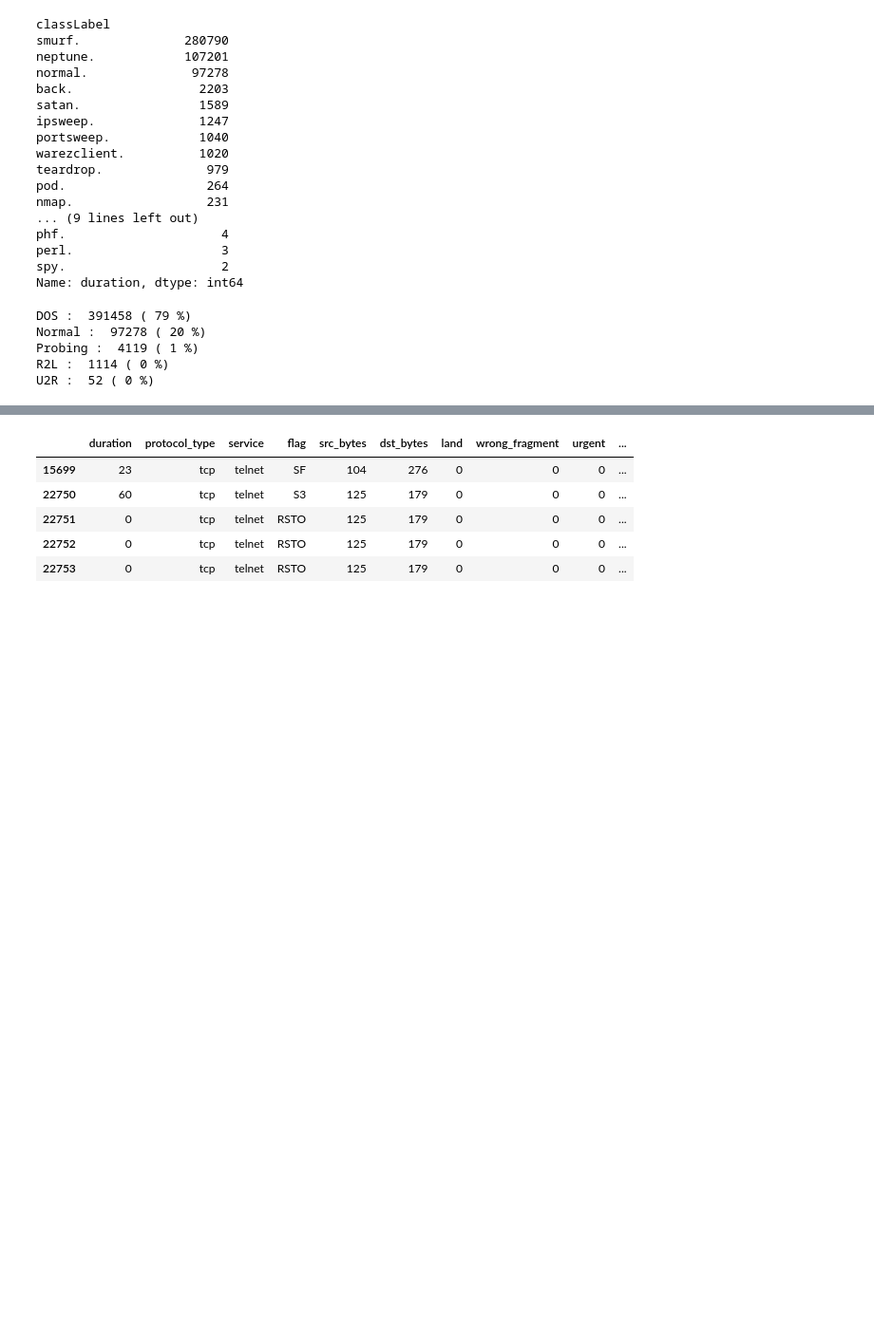
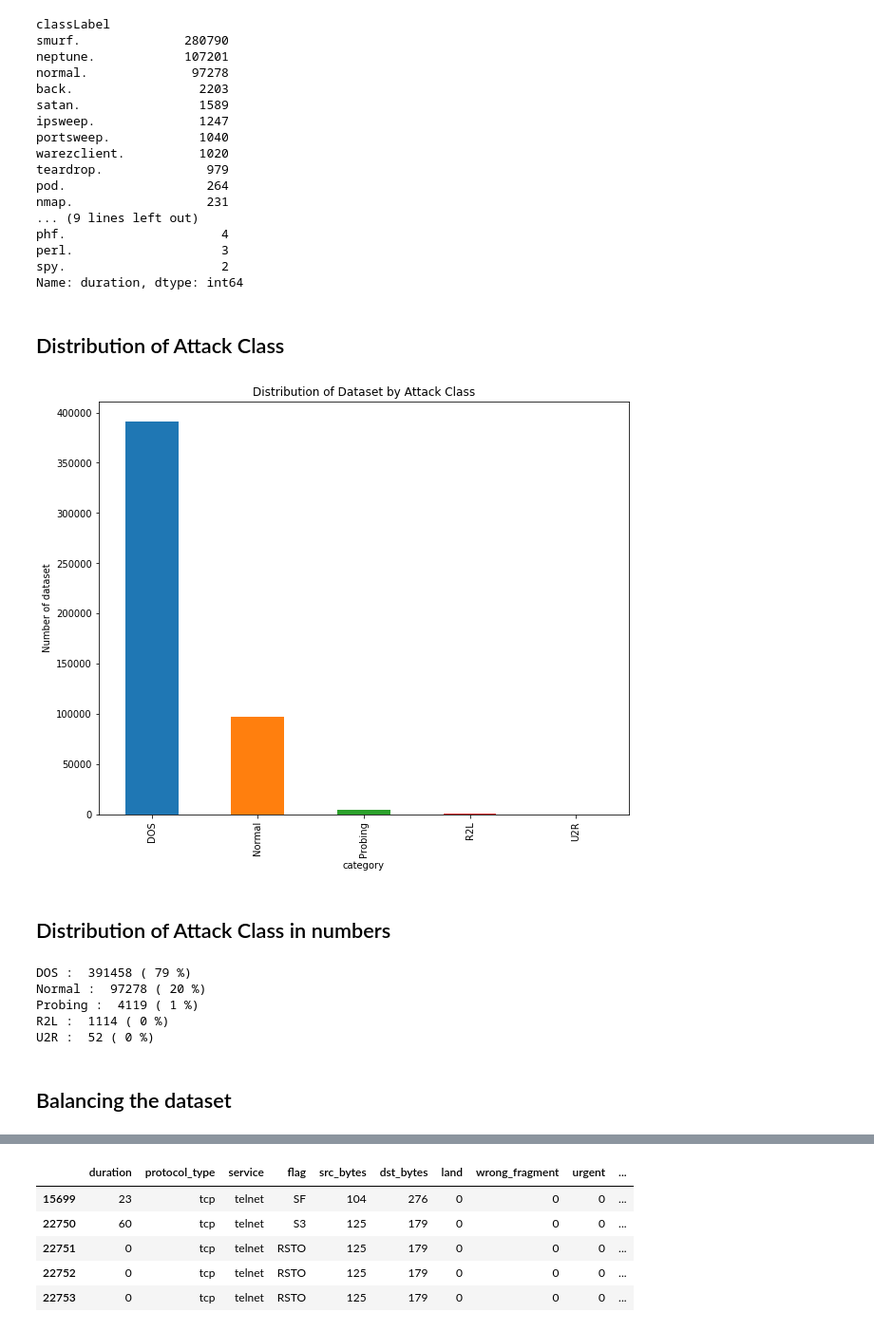
Before and after one commit to kaleoyster/IDS_data_analysis, a Jupyter notebook: Notebooks/Clean_Version.ipynb, the cells around one changed output, grey strips where cells are left out. Shown: that part at 95% size. Drawn from its saved outputs; the diff is of its cells as text; code cells hidden in the pictures; blank space fills up the shorter version.

```diff
--- a/Notebooks/Clean_Version.ipynb
+++ b/Notebooks/Clean_Version.ipynb
@@ -92,4 +123,16 @@ phf.                     4
 perl.                    3
 spy.                     2
 Name: duration, dtype: int64
+# %% [markdown]
+## Distribution of Attack Class
+# %%
+plt.figure()
+groupCategory.plot(kind='bar', figsize= (10,8))
+plt.title("Distribution of Dataset by Attack Class")
+plt.ylabel('Number of dataset')
+plt.show()
+# %% [output]
+[figure, added]
+# %% [markdown]
+## Distribution of Attack Class in numbers
 # %%
@@ -109,3 +148,5 @@ U2R :  52 ( 0 %)
+# %% [markdown]
+## Balancing the dataset
 # %%
 kdd_R2L = kdd.loc[kdd['category'] == 'R2L']
 kdd_Probing = kdd.loc[kdd['category'] == 'Probing'][:1114]
```
Also changed, not shown: parts of 58 cells of this notebook, 2 other files.
